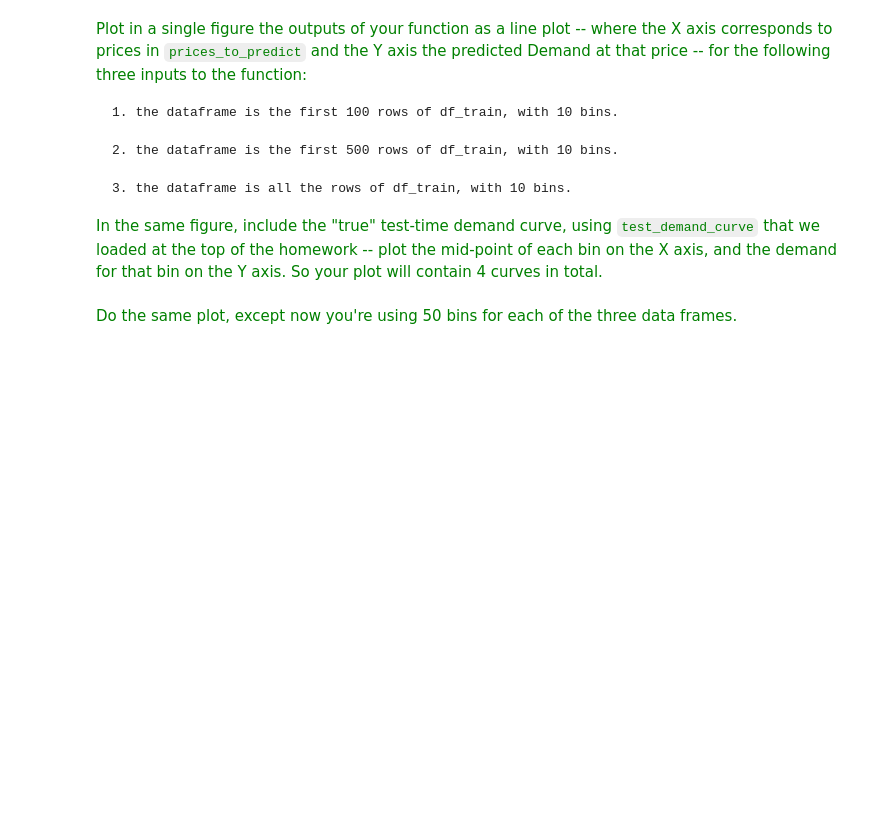
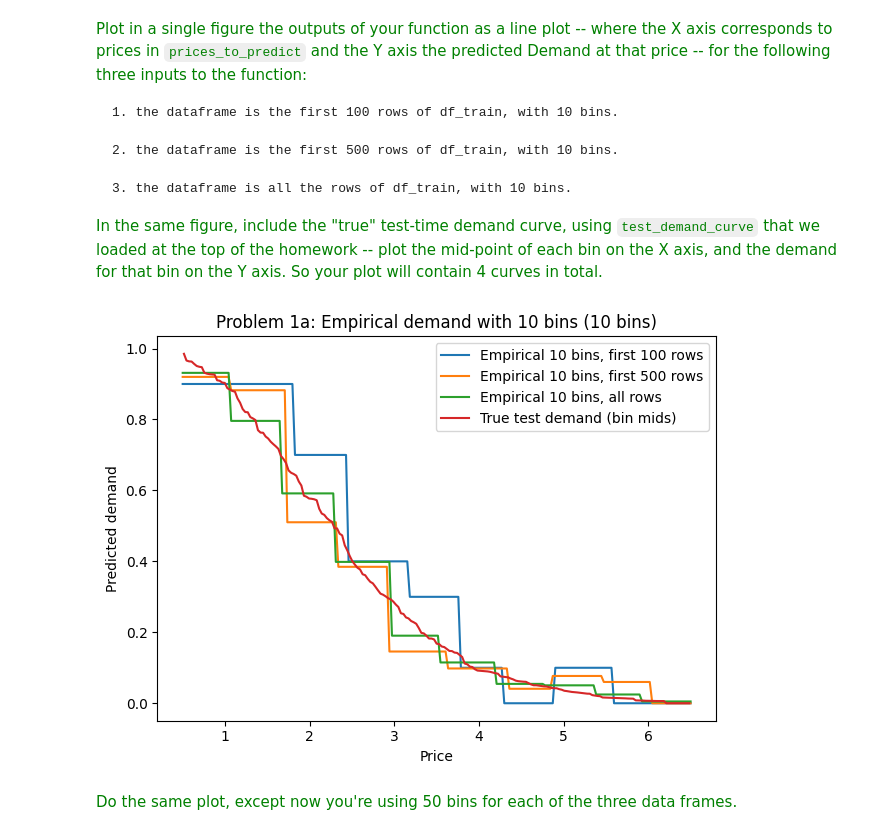
Before and after one commit to spabolu/orie5355, a Jupyter notebook: hw3/HW3_assignment.ipynb, the cells around one changed output. Saved outputs shown, nothing was run; the diff lists cells and outputs as text; code cells hidden in the pictures; blank space fills up the shorter version.

```diff
--- a/hw3/HW3_assignment.ipynb
+++ b/hw3/HW3_assignment.ipynb
@@ -113,3 +120,20 @@ def get_prediction_empirical(empirical_df, price):
+# %%
+def get_prediction_empirical(empirical_df, price):
+    """
+    For a given price, return the demand estimate from the bin the price falls into.
+    If price is below/above observed bins, clamp to the first/last bin value.
+    """
+    intervals = pd.IntervalIndex(empirical_df['Price_bin'].tolist())
+    idx = intervals.get_indexer([price])[0]
+
+    if idx == -1:
+        # price outside range: clamp to nearest bin
+        if price < intervals[0].left:
+            return float(empirical_df.iloc[0]['Demand_at_price'])
+        else:
+            return float(empirical_df.iloc[-1]['Demand_at_price'])
+
+    return float(empirical_df.iloc[idx]['Demand_at_price'])
 # %%
 prices_to_predict = np.linspace(min(df_train['Offered price']), max(df_train['Offered price']), 200)
 # %% [markdown]
@@ -122,5 +146,46 @@ prices_to_predict = np.linspace(min(df_train['Offered price']), max(df_train['Of
     3. the dataframe is all the rows of df_train, with 10 bins.
 
 <font color='green'> In the same figure, include the "true" test-time demand curve, using `test_demand_curve` that we loaded at the top of the homework -- plot the mid-point of each bin on the X axis, and the demand for that bin on the Y axis. So your plot will contain 4 curves in total.
+# %%
+def plot_empirical_curves(bin_count: int, title_suffix: str):
+    # three training sizes
+    df100 = df_train.iloc[:100]
+    df500 = df_train.iloc[:500]
+    dfAll = df_train
+
+    # fit empirical curves
+    emp100 = create_empirical_estimate_demand_df(df100, bin_count)
+    emp500 = create_empirical_estimate_demand_df(df500, bin_count)
+    empAll = create_empirical_estimate_demand_df(dfAll, bin_count)
+
+    # predict on the common grid
+    y100 = [get_prediction_empirical(emp100, p) for p in prices_to_predict]
+    y500 = [get_prediction_empirical(emp500, p) for p in prices_to_predict]
+    yAll = [get_prediction_empirical(empAll,  p) for p in prices_to_predict]
+
+    # “True” curve: plot by bin midpoints provided in test_demand_curve
+    if 'Price_bin_mid' in test_demand_curve.columns:
+        tx = test_demand_curve['Price_bin_mid'].to_numpy()
+    else:
+        # fallback if only low/high are present
+        tx = ((test_demand_curve['Price_bin_low'] + test_demand_curve['Price_bin_high'])/2.0).to_numpy()
+    ty = test_demand_curve['Demand_at_price'].to_numpy()
+
+    plt.figure()
+    plt.plot(prices_to_predict, y100, label=f'Empirical {bin_count} bins, first 100 rows')
+    plt.plot(prices_to_predict, y500, label=f'Empirical {bin_count} bins, first 500 rows')
+    plt.plot(prices_to_predict, yAll, label=f'Empirical {bin_count} bins, all rows')
+    plt.plot(tx, ty, label='True test demand (bin mids)')
+    plt.xlabel('Price')
+    plt.ylabel('Predicted demand')
+    plt.title(f'Problem 1a: Empirical demand with {bin_count} bins{title_suffix}')
+    plt.legend()
+    plt.tight_layout()
+    plt.show()
+
+# 10 bins
+plot_empirical_curves(10, ' (10 bins)')
+# %% [output]
+[figure, added]
 # %% [markdown]
 <font color='green'> Do the same plot, except now you're using 50 bins for each of the three data frames.
```
Also changed, not shown: parts of 17 cells of this notebook.
